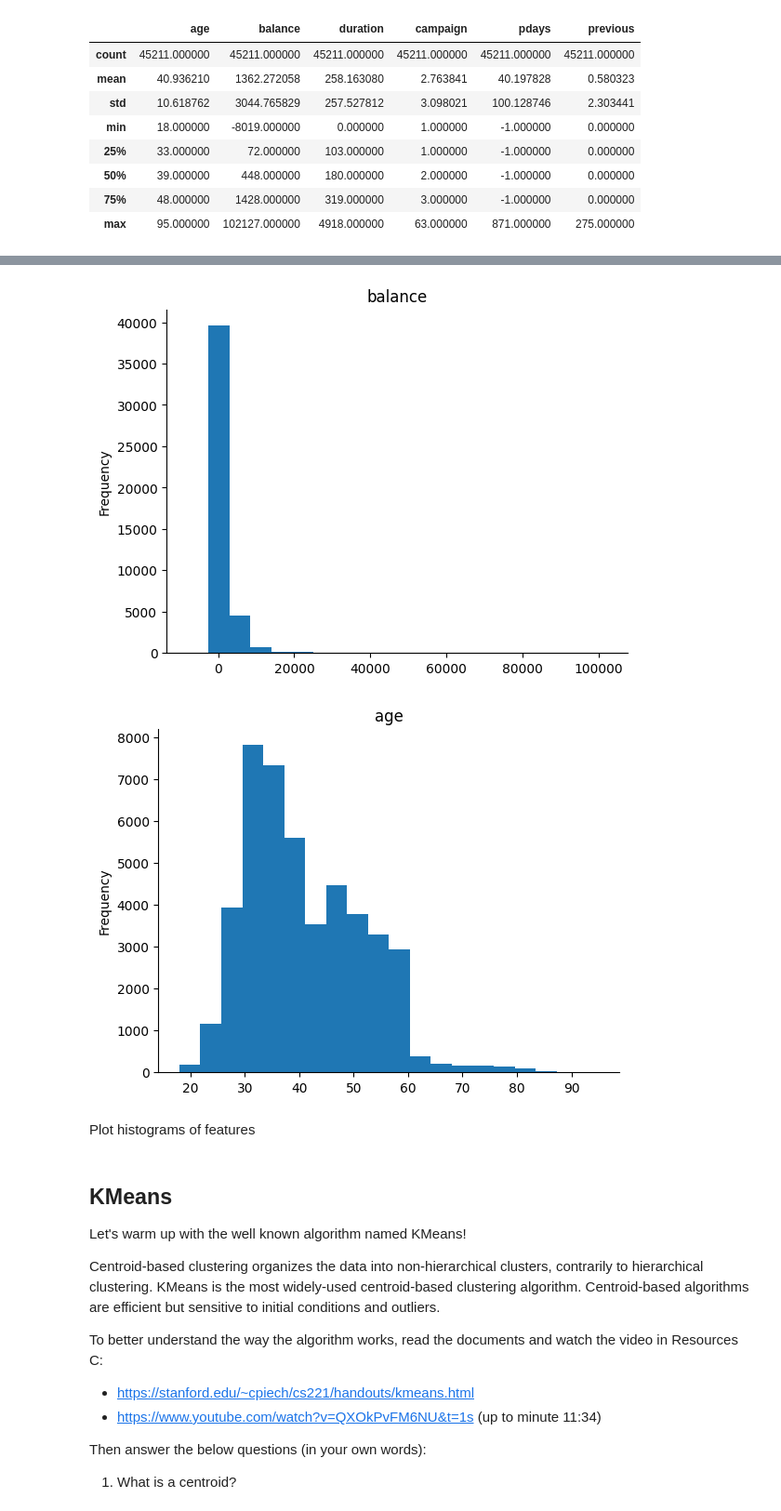
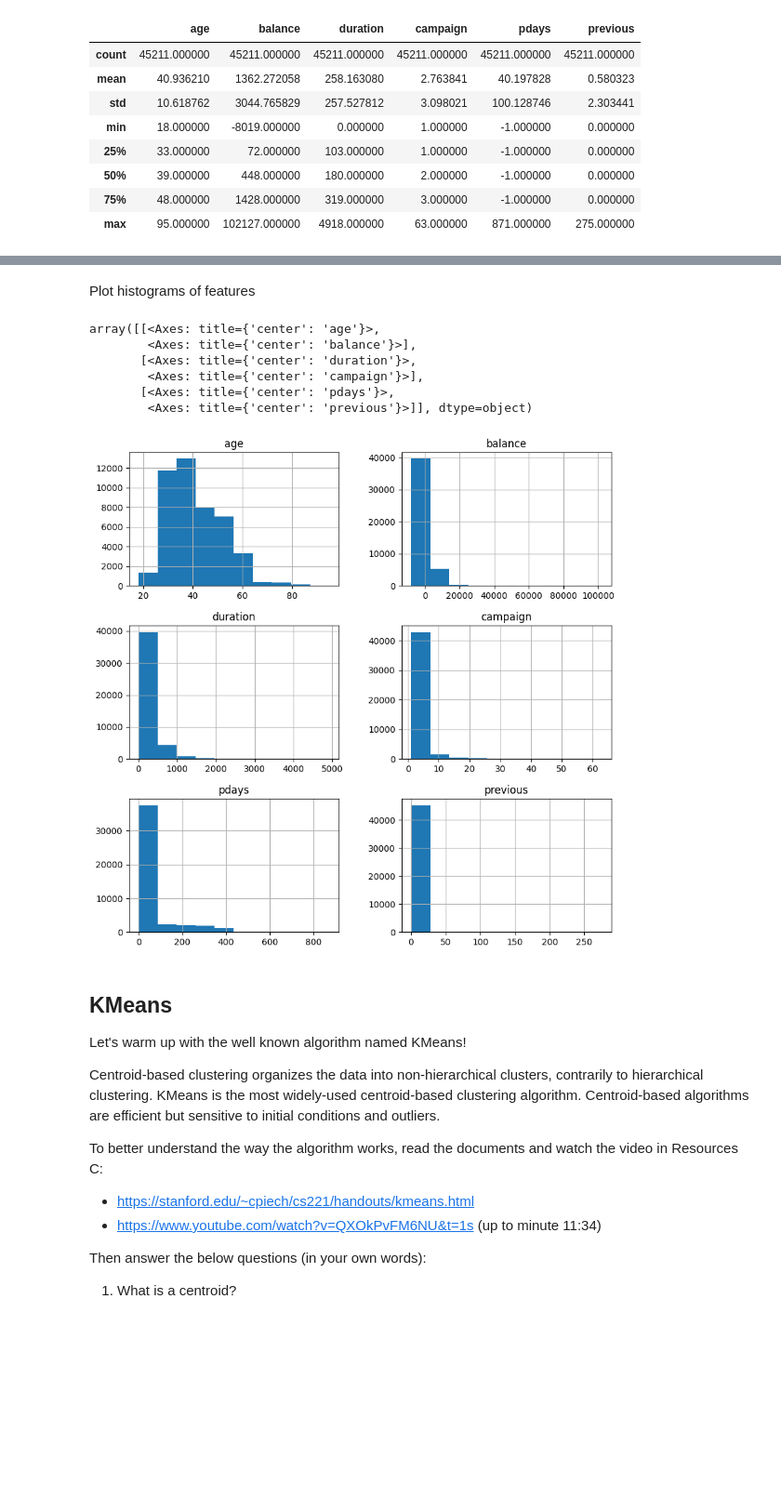
Before and after one commit to Edu963/python_projects, a Jupyter notebook: Clustering.ipynb, the cells around one changed output, grey strips where cells are left out. Shown at 93% size. Cells and saved outputs as stored; diff of their text form; code cells hidden in the pictures; blank space fills up the shorter version.

```diff
--- a/Clustering.ipynb
+++ b/Clustering.ipynb
@@ -162,18 +149,2 @@ plt.gca().spines[['top', 'right',]].set_visible(False)
-# %%
-# @title balance
-
-from matplotlib import pyplot as plt
-df['balance'].plot(kind='hist', bins=20, title='balance')
-plt.gca().spines[['top', 'right',]].set_visible(False)
-# %% [output]
-[figure, removed]
-# %%
-# @title age
-
-from matplotlib import pyplot as plt
-df['age'].plot(kind='hist', bins=20, title='age')
-plt.gca().spines[['top', 'right',]].set_visible(False)
-# %% [output]
-[figure, removed]
 # %% [markdown]
 Plot histograms of features
@@ -182,3 +151,13 @@ Plot histograms of features
+# %%
+df.hist(figsize=(10,10))
+# %% [output]
+array([[<Axes: title={'center': 'age'}>,
+        <Axes: title={'center': 'balance'}>],
+       [<Axes: title={'center': 'duration'}>,
+        <Axes: title={'center': 'campaign'}>],
+       [<Axes: title={'center': 'pdays'}>,
+        <Axes: title={'center': 'previous'}>]], dtype=object)
+[figure, added]
 # %% [markdown]
 ## KMeans
 
```
Also changed, not shown: parts of 35 cells of this notebook.
